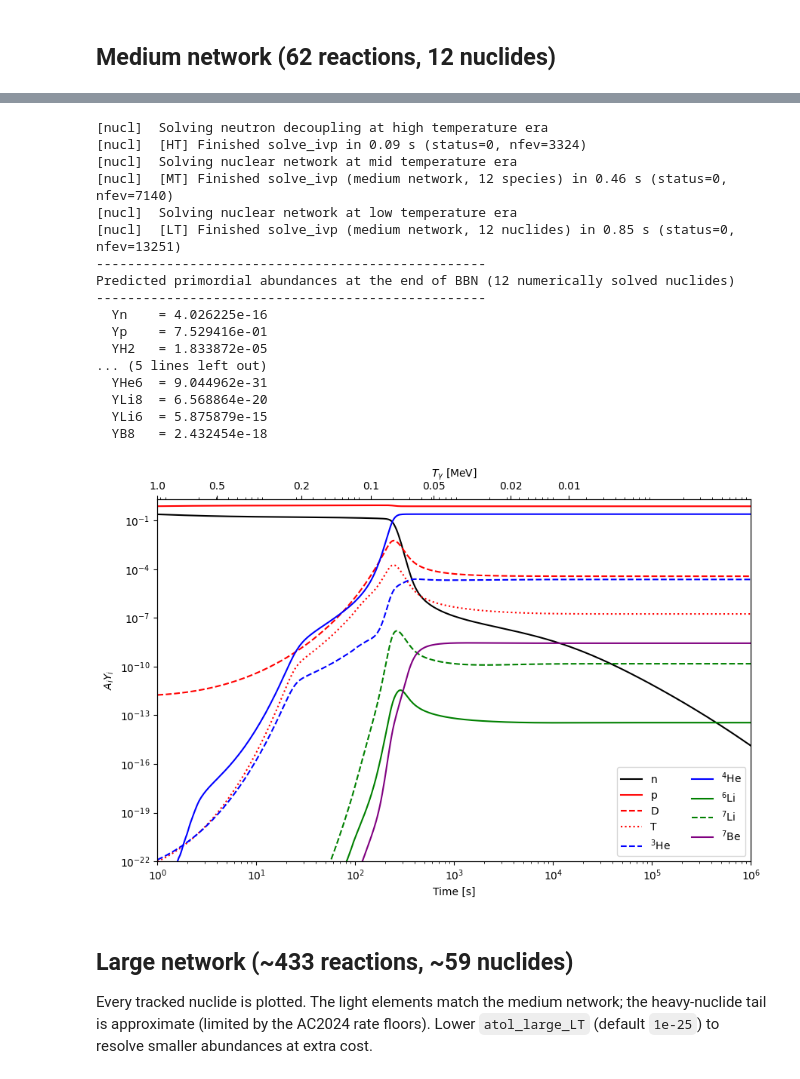
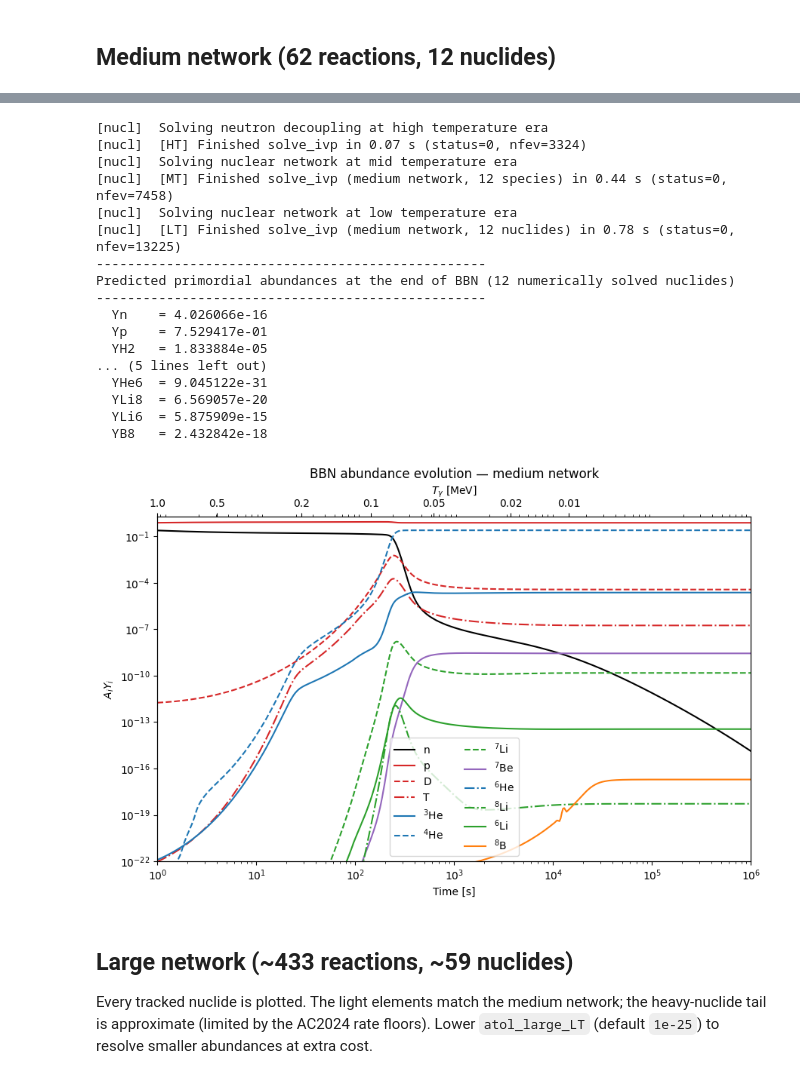
Before and after one commit to CyrilPitrou/pyprimat, a Jupyter notebook: notebooks/AbundanceEvolution.ipynb, the cells around one changed output, grey strips where cells are left out. Drawn from its saved outputs; the diff is of its cells as text; code cells hidden in the pictures.

```diff
--- a/notebooks/AbundanceEvolution.ipynb
+++ b/notebooks/AbundanceEvolution.ipynb
@@ -49,24 +50,15 @@ r_small = PyPR({'network': 'small', 'verbose': True})
 [init]  Initialisation complete in 0.1 s
 # %%
-# (species key, color, linestyle, legend label)
-species_small = [
-    ('n',   'black',  'solid',  'n'),
-    ('p',   'red',    'solid',  'p'),
-    ('H2',  'red',    'dashed', 'D'),
-    ('H3',  'red',    'dotted', 'T'),
-    ('He3', 'blue',   'dashed', r'$^3$He'),
-    ('He4', 'blue',   'solid',  r'$^4$He'),
-    ('Li7', 'green',  'dashed', r'$^7$Li'),
-    ('Be7', 'purple', 'solid',  r'$^7$Be'),
-]
+# Colours per chemical element, line style per isotope (shared convention).
+styles = nuclide_styles(r_small.abundance_names)
 
 fig, ax = plt.subplots(figsize=(9, 6))
-
-for name, color, ls, label in species_small:
+for name in r_small.abundance_names:
+    color, ls, label = styles[name]
     vals = r_small.A[name] * r_small[name](t)
     mask = vals > 0
     if mask.any():
-        ax.plot(t[mask], vals[mask], color=color, ls=ls, label=label)
+        ax.plot(t[mask], vals[mask], color=color, linestyle=ls, label=label)
 
 ax.set_xscale('log')
 ax.set_yscale('log')
@@ -124,47 +116,39 @@ r_medium = PyPR({'network': 'medium', 'verbose': True})
 [init]  Initialisation complete in 0.1 s
 # %%
-species_medium = [
-    ('n',   'black',  'solid',   'n'),
-    ('p',   'red',    'solid',   'p'),
-    ('H2',  'red',    'dashed',  'D'),
-    ('H3',  'red',    'dotted',  'T'),
-    ('He3', 'blue',   'dashed',  r'$^3$He'),
-    ('He4', 'blue',   'solid',   r'$^4$He'),
-    ('Li6', 'green',  'solid',   r'$^6$Li'),
-    ('Li7', 'green',  'dashed',  r'$^7$Li'),
-    ('Be7', 'purple', 'solid',   r'$^7$Be'),
-]
+styles = nuclide_styles(r_medium.abundance_names)
 
 fig, ax = plt.subplots(figsize=(9, 6))
-for name, color, ls, label in species_medium:
+for name in r_medium.abundance_names:
+    color, ls, label = styles[name]
     vals = r_medium.A[name] * r_medium[name](t)
     mask = vals > 0
     if mask.any():
-        ax.plot(t[mask], vals[mask], color=color, ls=ls, label=label)
+        ax.plot(t[mask], vals[mask], color=color, linestyle=ls, label=label)
 ax.set_xscale('log'); ax.set_yscale('log')
 ax.set_xlabel('Time [s]'); ax.set_ylabel(r'$A_i Y_i$')
 ax.set_xlim(1, 1e6); ax.set_ylim(1e-22, 2)
 ax.legend(ncol=2); add_temperature_axis(ax, r_medium, T_ticks_MeV)
+ax.set_title('BBN abundance evolution — medium network')
 plt.tight_layout(); plt.show()
 # %% [output]
 [nucl]  Solving neutron decoupling at high temperature era
-[nucl]  [HT] Finished solve_ivp in 0.09 s (status=0, nfev=3324)
+[nucl]  [HT] Finished solve_ivp in 0.07 s (status=0, nfev=3324)
 [nucl]  Solving nuclear network at mid temperature era
-[nucl]  [MT] Finished solve_ivp (medium network, 12 species) in 0.46 s (status=0, nfev=7140)
+[nucl]  [MT] Finished solve_ivp (medium network, 12 species) in 0.44 s (status=0, nfev=7458)
 [nucl]  Solving nuclear network at low temperature era
-[nucl]  [LT] Finished solve_ivp (medium network, 12 nuclides) in 0.85 s (status=0, nfev=13251)
+[nucl]  [LT] Finished solve_ivp (medium network, 12 nuclides) in 0.78 s (status=0, nfev=13225)
 --------------------------------------------------
 Predicted primordial abundances at the end of BBN (12 numerically solved nuclides)
 --------------------------------------------------
-  Yn    = 4.026225e-16
-  Yp    = 7.529416e-01
-  YH2   = 1.833872e-05
+  Yn    = 4.026066e-16
+  Yp    = 7.529417e-01
+  YH2   = 1.833884e-05
 ... (5 lines left out)
-  YHe6  = 9.044962e-31
-  YLi8  = 6.568864e-20
-  YLi6  = 5.875879e-15
-  YB8   = 2.432454e-18
+  YHe6  = 9.045122e-31
+  YLi8  = 6.569057e-20
+  YLi6  = 5.875909e-15
+  YB8   = 2.432842e-18
-[figure, old version]
+[figure, new version]
 # %% [markdown]
 ## Large network (~433 reactions, ~59 nuclides)
 
```
Also changed, not shown: parts of 6 cells of this notebook, 8 other files.
